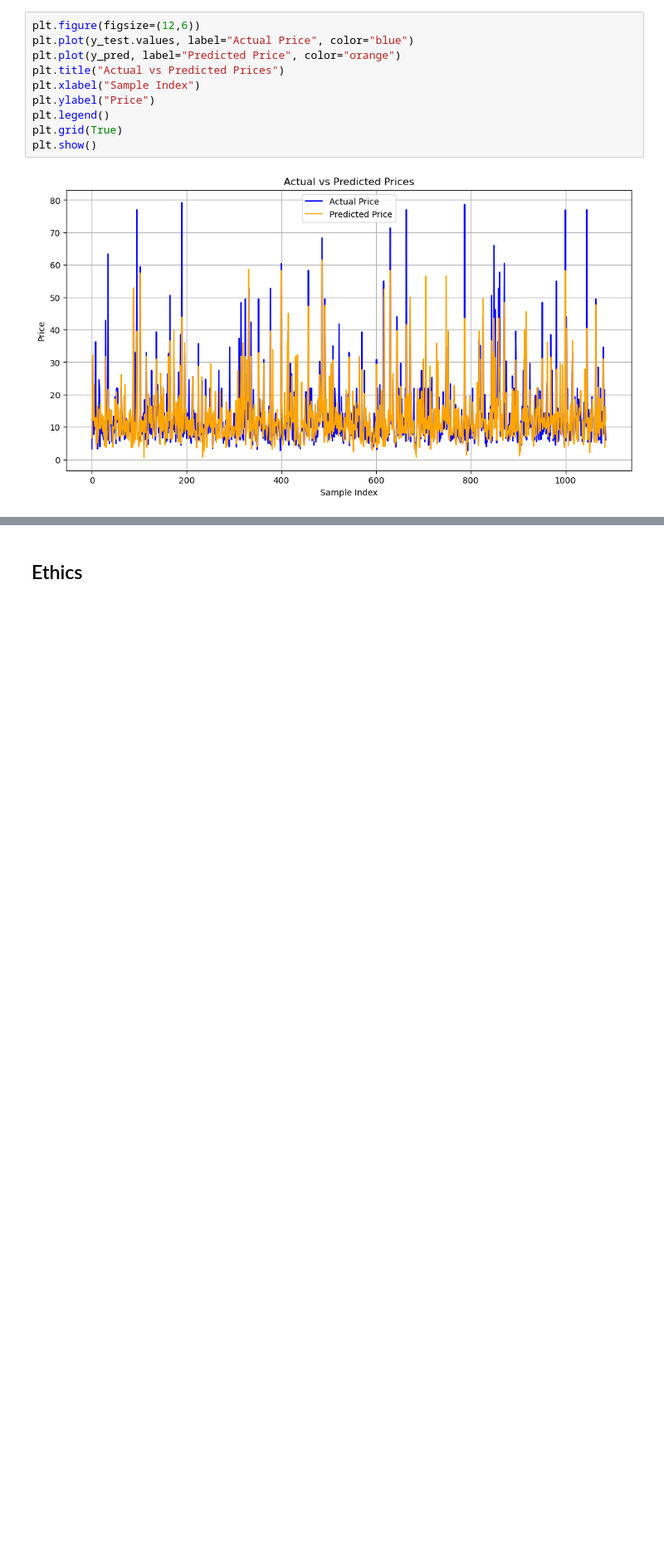
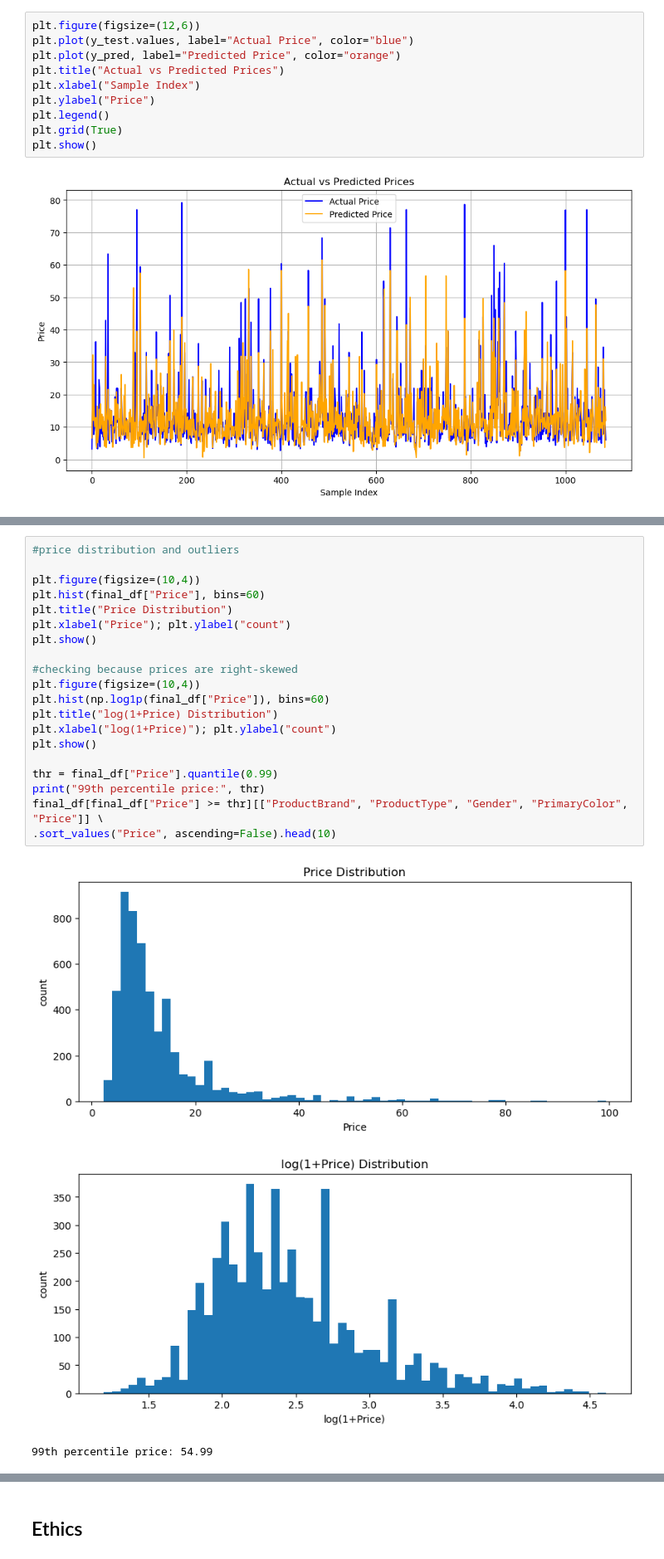
Before and after one commit to COGS108/Group034_WI26, a Jupyter notebook: 02-EDACheckpoint.ipynb, the cells around one changed output, grey strips where cells are left out. Shown at 83% size. Saved outputs shown, nothing was run; the diff lists cells and outputs as text; blank space fills up the shorter version.

```diff
--- a/02-EDACheckpoint.ipynb
+++ b/02-EDACheckpoint.ipynb
@@ -237,0 +263,24 @@ Some more words and stuff.  Remember notebooks work best if you interleave the c
+# %%
+#price distribution and outliers
+
+plt.figure(figsize=(10,4))
+plt.hist(final_df["Price"], bins=60)
+plt.title("Price Distribution")
+plt.xlabel("Price"); plt.ylabel("count")
+plt.show()
+
+#checking because prices are right-skewed
+plt.figure(figsize=(10,4))
+plt.hist(np.log1p(final_df["Price"]), bins=60)
+plt.title("log(1+Price) Distribution")
+plt.xlabel("log(1+Price)"); plt.ylabel("count")
+plt.show()
+
+thr = final_df["Price"].quantile(0.99)
+print("99th percentile price:", thr)
+final_df[final_df["Price"] >= thr][["ProductBrand", "ProductType", "Gender", "PrimaryColor", "Price"]] \
+.sort_values("Price", ascending=False).head(10)
+# %% [output]
+[figure, added]
+[figure, added]
+99th percentile price: 54.99
```
Also changed, not shown: parts of 7 cells of this notebook.
